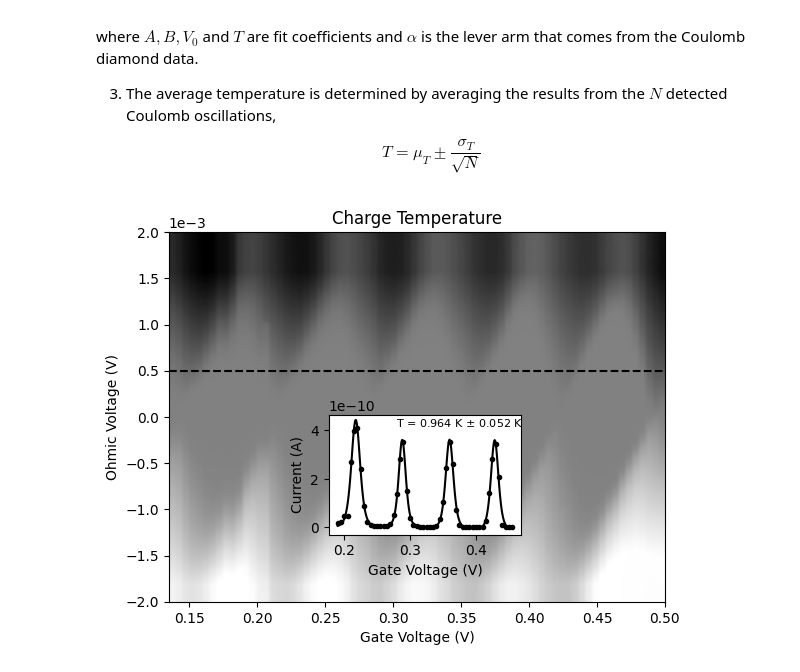
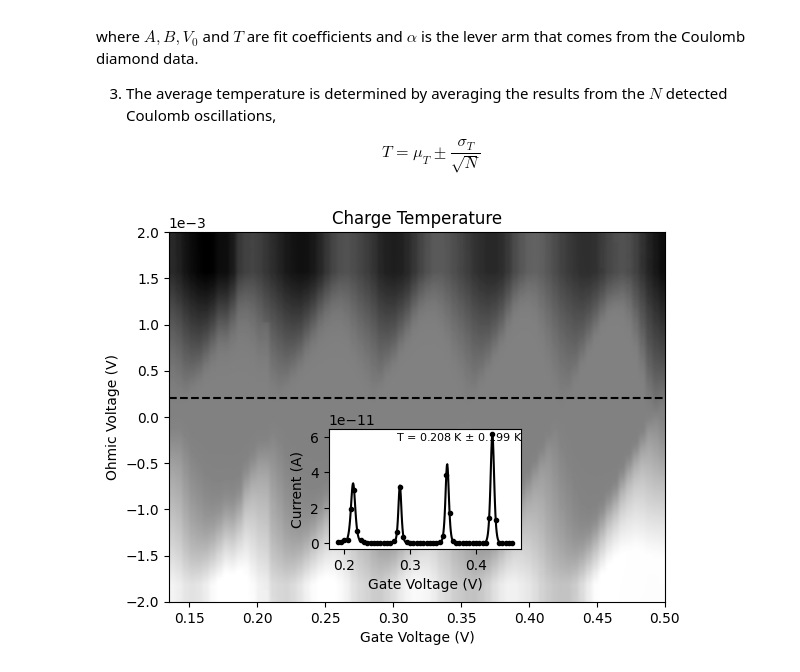
Before and after one commit to mainCSG/diamondminer, a Jupyter notebook: example/demo.ipynb, the cells around one changed output. Drawn from its saved outputs; the diff is of its cells as text; code cells hidden in the pictures.

```diff
--- a/example/demo.ipynb
+++ b/example/demo.ipynb
@@ -114,32 +116,32 @@ $$
 T = \mu_T \pm \frac{\sigma_T}{\sqrt{N}}
 $$
 # %%
-ohmic_value = 0.5e-3 # Volts
+ohmic_value = 200e-6 # Volts
 
 fig, ax = plt.subplots()
 # These are in unitless percentages of the figure size. (0,0 is bottom left)
-left, bottom, width, height = [0.375, 0.25, 0.3, 0.25]
+left, bottom, width, height = [0.375, 0.22, 0.3, 0.25]
 ax_inset = fig.add_axes([left, bottom, width, height])
 ax.imshow(
     miner.current_data,
     cmap='binary',
     aspect='auto',
     origin='lower',
     extent=[
         miner.gate_data[0],
         miner.gate_data[-1],
         miner.ohmic_data[0],
         miner.ohmic_data[-1]
     ],
 )
 ax.set_title("Charge Temperature")
 ax.set_xlabel("Gate Voltage (V)")
 ax.set_ylabel("Ohmic Voltage (V)")
 ax.axhline(ohmic_value, c='k', linestyle="--")
 ax.ticklabel_format(axis='y', style='sci', scilimits=(0,0))
 
 temperatures = miner.estimate_temperatures(diamonds, ohmic_value, axes=ax_inset)
 
 plt.show()
 # %% [output]
-[figure, old version]
+[figure, new version]
```
Also changed, not shown: parts of 2 cells of this notebook, 1 other file.
